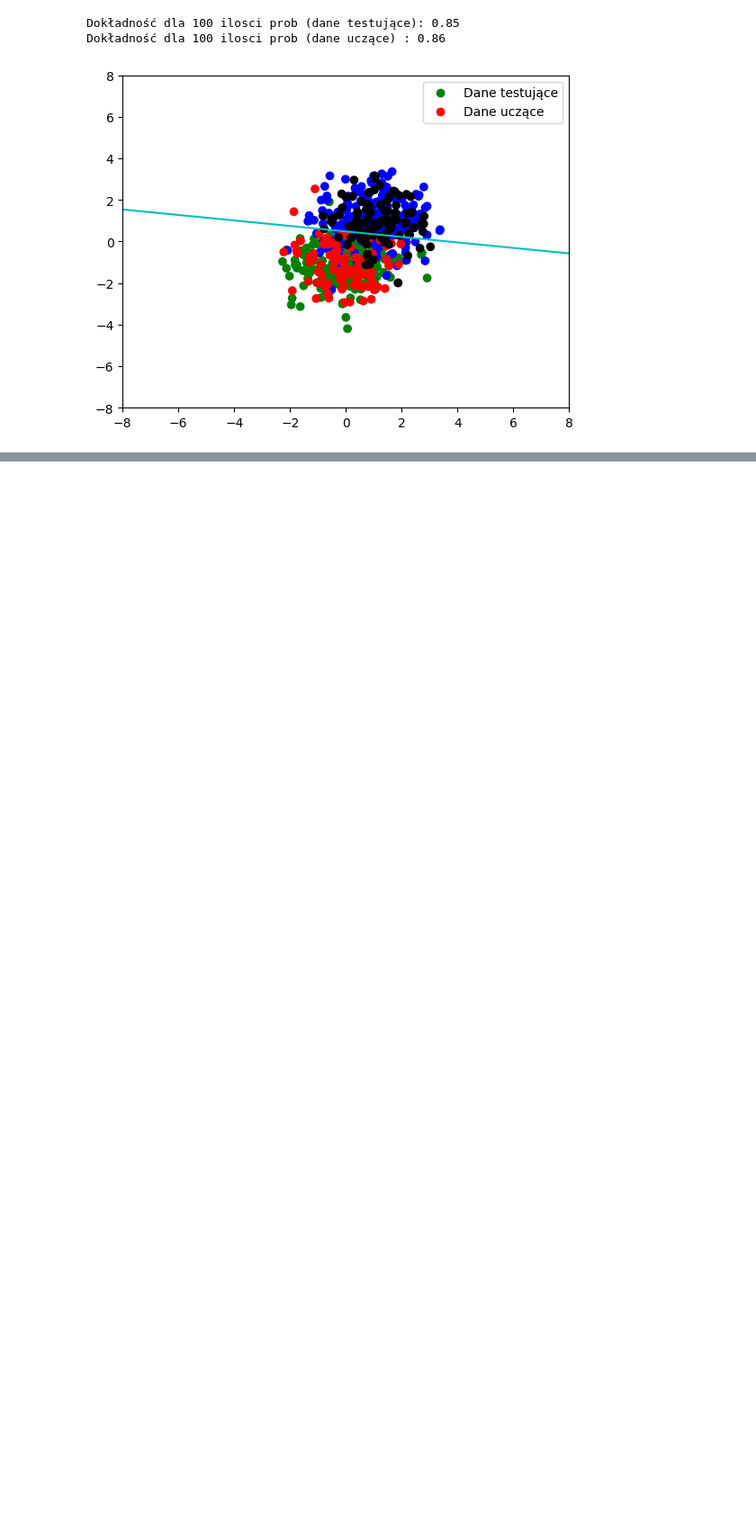
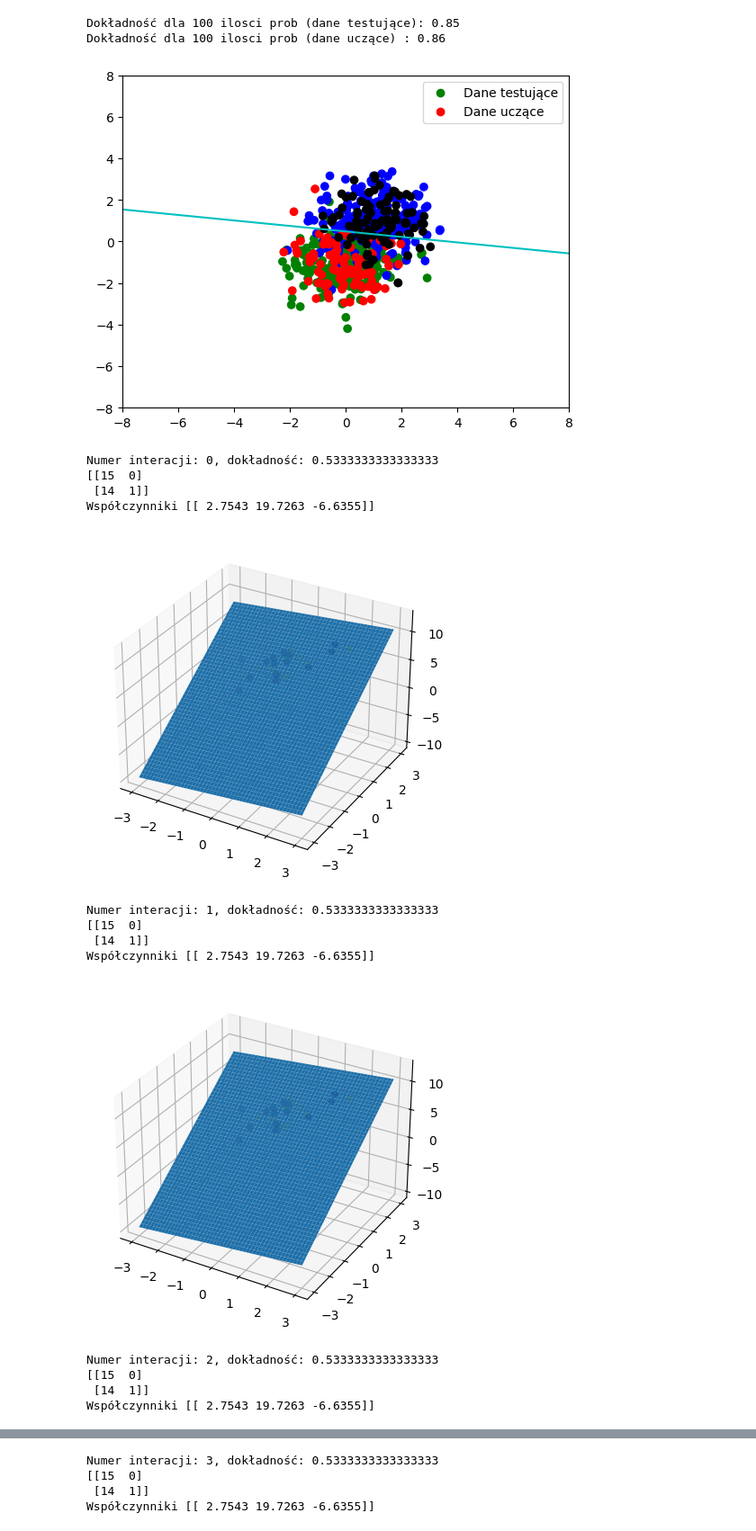
Before and after one commit to KamilPyla/MIO_2023, a Jupyter notebook: lab_01/mio2-perceptrony.ipynb, the cells around one changed output, grey strips where cells are left out. Shown at 90% size. Cells and saved outputs as stored; diff of their text form; code cells hidden in the pictures; blank space fills up the shorter version.

```diff
--- a/lab_01/mio2-perceptrony.ipynb
+++ b/lab_01/mio2-perceptrony.ipynb
@@ -310,3 +310,51 @@ Dokładność dla 20 ilosci prob (dane uczące) : 0.925
 Dokładność dla 100 ilosci prob (dane testujące): 0.85
 Dokładność dla 100 ilosci prob (dane uczące) : 0.86
 [figure]
+# %%
+from sklearn.linear_model import Perceptron
+from sklearn.metrics import confusion_matrix
+import numpy as np
+import matplotlib.pyplot as plt
+
+data = np.genfromtxt('./fuel.txt')
+x = data[:,0:3]
+y = data[:,-1]
+
+for i in range(5):
+  neuron = Perceptron(tol=1e-3, max_iter = 100)
+  neuron.fit(x, y)
+  neuron.score(x, y)
+  print(f'Numer interacji: {i}, dokładność: {neuron.score(x, y)}')
+
+  y_predicted = neuron.predict(x)
+  confusion_matrix_model = confusion_matrix(y, y_predicted)
+  print(confusion_matrix_model)
+
+  print(f'Współczynniki {neuron.coef_}')
+
+  x1 = np.linspace(-3, 3, 200)
+  x2 = np.linspace(-3, 3, 200)
+  x1, x2 = np.meshgrid(x1,x2)
+  x3 = np.array(-(1./neuron.coef_[0][2])*(neuron.coef_[0][0]*x1 + neuron.coef_[0][1]*x2 + neuron.intercept_[0]))
+
+  fig = plt.figure()
+  ax = fig.add_subplot(projection='3d')
+
+  ax.scatter(x[:,0], x[:,1], x[:,2], c=[1 if cl == 1.0 else 0 for cl in y ])
+  ax.plot_surface(x1, x2, x3)
+  plt.show()
+# %% [output]
+Numer interacji: 0, dokładność: 0.5333333333333333
+[[15  0]
+ [14  1]]
+Współczynniki [[ 2.7543 19.7263 -6.6355]]
+[figure, added]
+Numer interacji: 1, dokładność: 0.5333333333333333
+[[15  0]
+ [14  1]]
+Współczynniki [[ 2.7543 19.7263 -6.6355]]
+[figure, added]
+Numer interacji: 2, dokładność: 0.5333333333333333
+[[15  0]
+ [14  1]]
+Współczynniki [[ 2.7543 19.7263 -6.6355]]
@@ -312,0 +362,4 @@ Dokładność dla 100 ilosci prob (dane uczące) : 0.86
+Numer interacji: 3, dokładność: 0.5333333333333333
+[[15  0]
+ [14  1]]
+Współczynniki [[ 2.7543 19.7263 -6.6355]]
```
Also changed, not shown: parts of 8 cells of this notebook, 7 other files.
